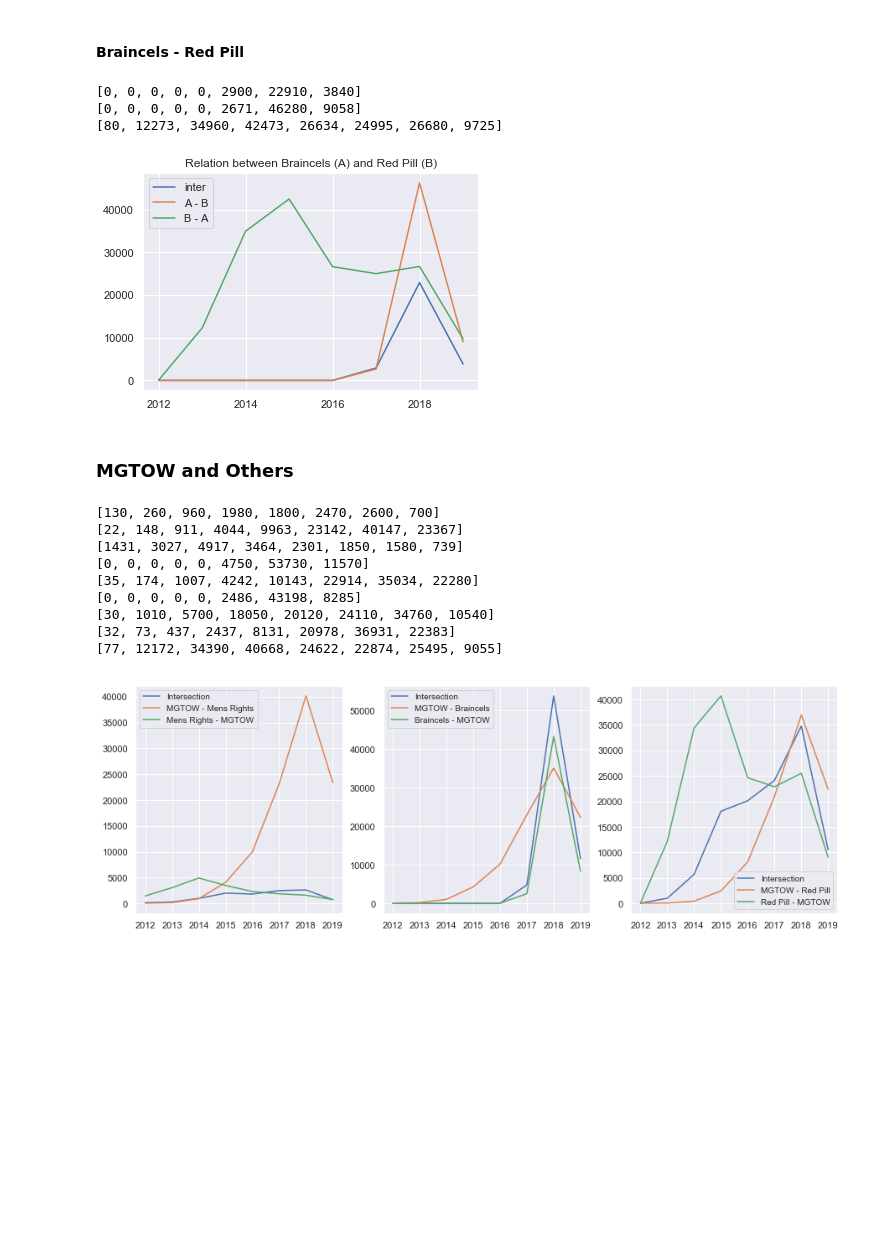
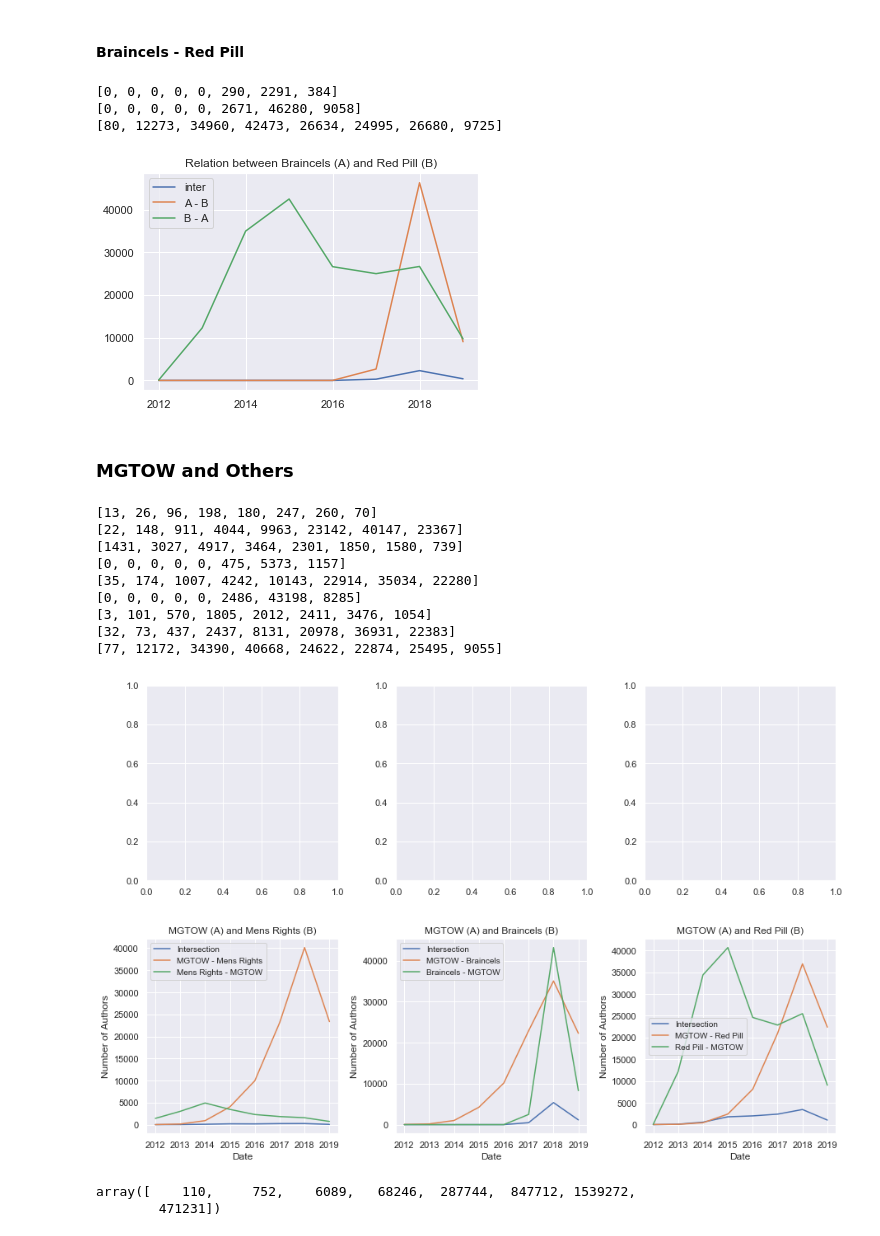
Before and after one commit to EmanuelHappy/Data-Science, a Jupyter notebook: _PushshiftReddit/Timeline-Authors.ipynb, the cells around one changed output. Cells and saved outputs as stored; diff of their text form; code cells hidden in the pictures; blank space fills up the shorter version.

```diff
--- a/_PushshiftReddit/Timeline-Authors.ipynb
+++ b/_PushshiftReddit/Timeline-Authors.ipynb
@@ -44,7 +44,7 @@ def comparing_subreddits(df1, df2, timeline):
         sub2 = sub2["Author"].drop_duplicates()
 
         # Comparing both:
-        inter.append(10 * len(sub1[sub1.isin(sub2)]))
+        inter.append(len(sub1[sub1.isin(sub2)]))
         A_B.append(len(sub1[~sub1.isin(sub2)]))
         B_A.append(len(sub2[~sub2.isin(sub1)]))
 
@@ -161,10 +161,10 @@ plot_comparasion(MR_df, Red_Pill_df, 'Mens Rights', 'Red Pill')
 # %%
 plot_comparasion(Braincels_df, Red_Pill_df, 'Braincels', 'Red Pill')
 # %% [output]
-[0, 0, 0, 0, 0, 2900, 22910, 3840]
+[0, 0, 0, 0, 0, 290, 2291, 384]
 [0, 0, 0, 0, 0, 2671, 46280, 9058]
 [80, 12273, 34960, 42473, 26634, 24995, 26680, 9725]
-[figure, old version]
+[figure, new version]
 # %% [markdown]
 ### MGTOW and Others
 # %%
@@ -174,23 +176,26 @@ reddits = ['Mens Rights', 'Braincels', 'Red Pill']
 # %%
 c = 0
-fig, axs = plt.subplots(ncols=3, figsize=(15, 5))
+fig, axs = plt.subplots(nrows=2, ncols=3, figsize=(15, 10))
+fig.subplots_adjust(wspace=0.3, hspace=0.3)
 for df in [MR_df, Braincels_df, Red_Pill_df]:
     inter, A_B, B_A = comparing_subreddits(MGTOW_df, df, years)
-    sns.set()
     sns.set_context("notebook")
-    axs[c].plot(years, inter)
-    axs[c].plot(years, A_B)
-    axs[c].plot(years, B_A)
-    axs[c].legend(['Intersection', f'MGTOW - {reddits[c]}', f'{reddits[c]} - MGTOW'], fontsize=10)
+    axs[1, c].plot(years, inter)
+    axs[1, c].plot(years, A_B)
+    axs[1, c].plot(years, B_A)
+    axs[1, c].legend(['Intersection', f'MGTOW - {reddits[c]}', f'{reddits[c]} - MGTOW'], fontsize=10)
+    axs[1, c].set_title(f"MGTOW (A) and {reddits[c]} (B)")
+    axs[1, c].set_xlabel("Date")
+    axs[1, c].set_ylabel("Number of Authors")
     c+=1
 # %% [output]
-[130, 260, 960, 1980, 1800, 2470, 2600, 700]
+[13, 26, 96, 198, 180, 247, 260, 70]
 [22, 148, 911, 4044, 9963, 23142, 40147, 23367]
 [1431, 3027, 4917, 3464, 2301, 1850, 1580, 739]
-[0, 0, 0, 0, 0, 4750, 53730, 11570]
+[0, 0, 0, 0, 0, 475, 5373, 1157]
 [35, 174, 1007, 4242, 10143, 22914, 35034, 22280]
 [0, 0, 0, 0, 0, 2486, 43198, 8285]
-[30, 1010, 5700, 18050, 20120, 24110, 34760, 10540]
+[3, 101, 570, 1805, 2012, 2411, 3476, 1054]
 [32, 73, 437, 2437, 8131, 20978, 36931, 22383]
 [77, 12172, 34390, 40668, 24622, 22874, 25495, 9055]
-[figure, old version]
+[figure, new version]
@@ -196,0 +206,5 @@ for df in [MR_df, Braincels_df, Red_Pill_df]:
+# %%
+a.values
+# %% [output]
+array([    110,     752,    6089,   68246,  287744,  847712, 1539272,
+        471231])
```
Also changed, not shown: parts of 11 cells of this notebook, 21 other files.
